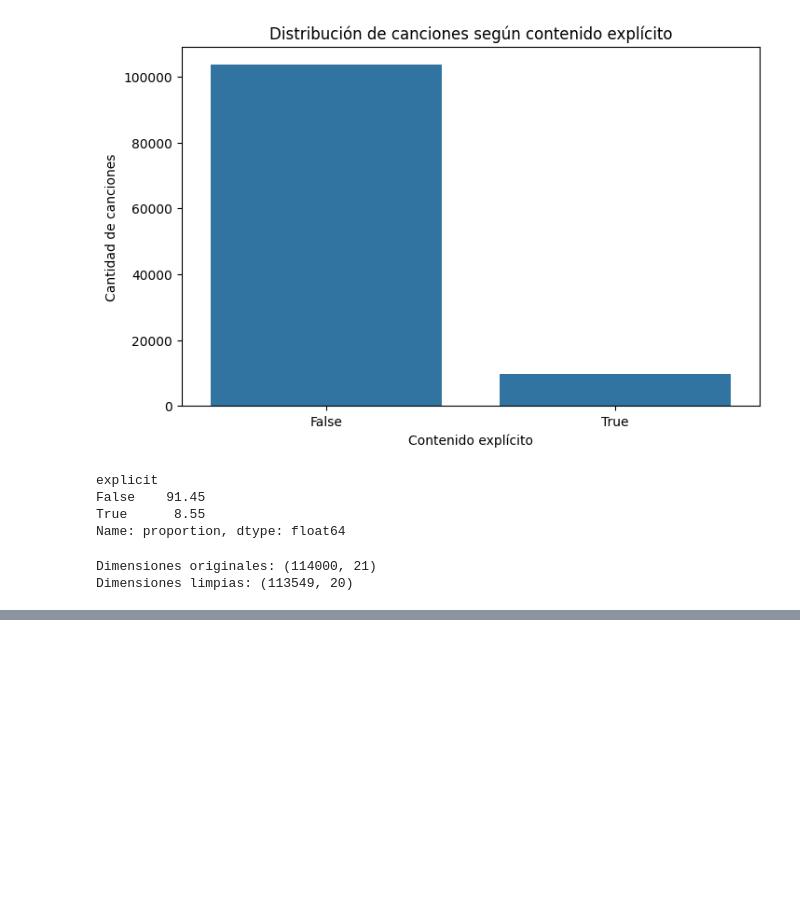
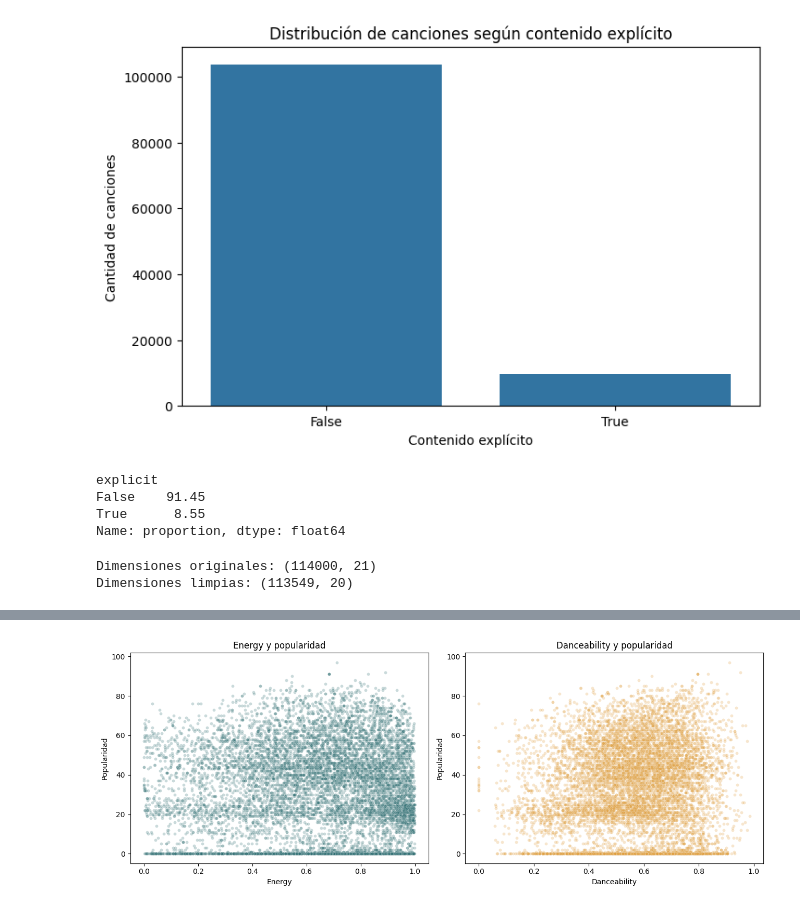
Before and after one commit to AllanxSF/eva1_machine_learning, a Jupyter notebook: notebooks/analisis.ipynb, the cells around one changed output, grey strips where cells are left out. Drawn from its saved outputs; the diff is of its cells as text; code cells hidden in the pictures; blank space fills up the shorter version.

```diff
--- a/notebooks/analisis.ipynb
+++ b/notebooks/analisis.ipynb
@@ -362,0 +486,28 @@ Dimensiones limpias: (113549, 20)
+# %%
+# Relaciones entre características de audio y popularidad
+variables_audio = [
+    "danceability", "energy", "loudness", "speechiness",
+    "acousticness", "instrumentalness", "liveness", "valence", "tempo"
+]
+
+fig, axes = plt.subplots(1, 2, figsize=(13, 5))
+sns.scatterplot(
+    data=prepared.sample(min(10000, len(prepared)), random_state=42),
+    x="energy", y="popularity", alpha=0.25, s=18, ax=axes[0], color="#2f6f73"
+)
+axes[0].set_title("Energy y popularidad")
+axes[0].set_xlabel("Energy")
+axes[0].set_ylabel("Popularidad")
+
+sns.scatterplot(
+    data=prepared.sample(min(10000, len(prepared)), random_state=42),
+    x="danceability", y="popularity", alpha=0.25, s=18, ax=axes[1], color="#e09f3e"
+)
+axes[1].set_title("Danceability y popularidad")
+axes[1].set_xlabel("Danceability")
+axes[1].set_ylabel("Popularidad")
+plt.tight_layout()
+plt.savefig("../images/relaciones_audio_popularidad.png", dpi=300, bbox_inches="tight")
+plt.show()
+# %% [output]
+[figure, added]
```
Also changed, not shown: parts of 8 cells of this notebook, 11 other files.
